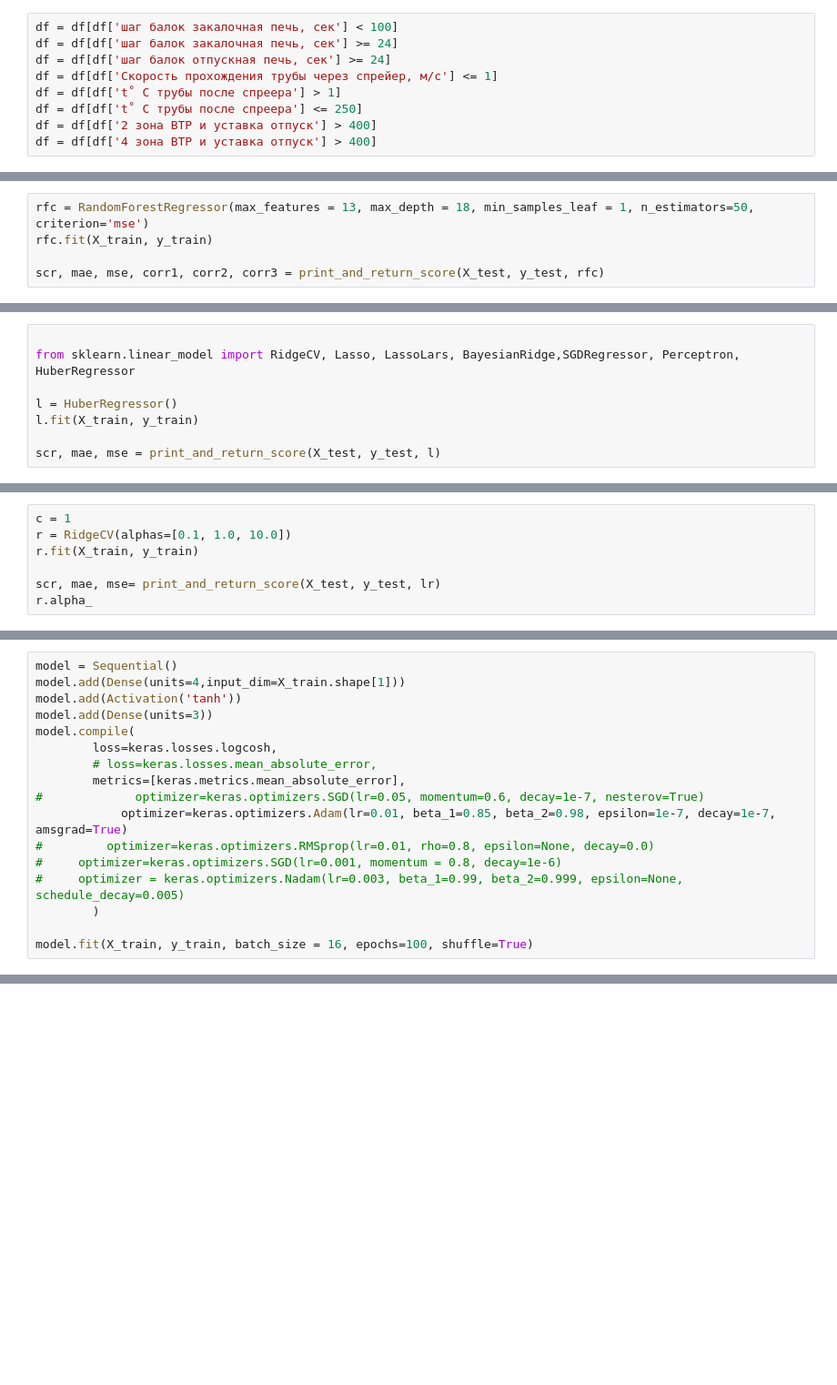
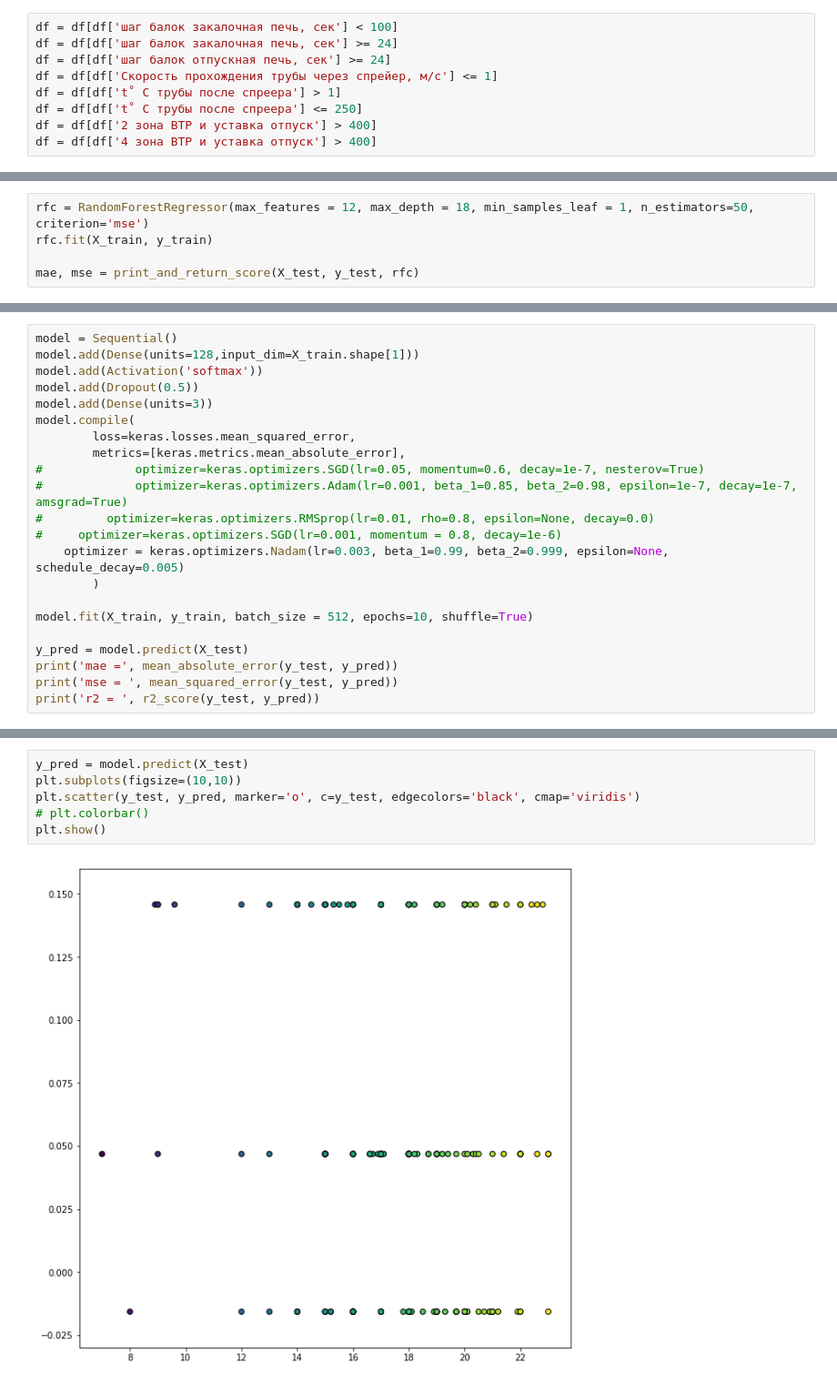
Before and after one commit to ChelpipeBigDataTeam/PNTZ, a Jupyter notebook: Model_hardness_api.ipynb, the cells around one changed output, grey strips where cells are left out. Shown at 91% size. Cells and saved outputs as stored; diff of their text form; blank space fills up the shorter version.

```diff
--- a/Model_hardness_api.ipynb
+++ b/Model_hardness_api.ipynb
@@ -263,6 +283,6 @@ len(ls_train)
 # %%
-rfc = RandomForestRegressor(max_features = 13, max_depth = 18, min_samples_leaf = 1, n_estimators=50, criterion='mse')
+rfc = RandomForestRegressor(max_features = 12, max_depth = 18, min_samples_leaf = 1, n_estimators=50, criterion='mse')
 rfc.fit(X_train, y_train)
 
-scr, mae, mse, corr1, corr2, corr3 = print_and_return_score(X_test, y_test, rfc)
+mae, mse = print_and_return_score(X_test, y_test, rfc)
 # %% [output]
@@ -327,8 +338,0 @@ MSE:  3711.45
-# %%
-
-from sklearn.linear_model import RidgeCV, Lasso, LassoLars, BayesianRidge,SGDRegressor, Perceptron, HuberRegressor
-
-l = HuberRegressor()
-l.fit(X_train, y_train)
-
-scr, mae, mse = print_and_return_score(X_test, y_test, l)
@@ -337,7 +338,0 @@ ValueError: bad input shape (256, 3)
-# %%
-c = 1
-r = RidgeCV(alphas=[0.1, 1.0, 10.0])
-r.fit(X_train, y_train)
-
-scr, mae, mse= print_and_return_score(X_test, y_test, lr)
-r.alpha_
@@ -369,18 +346,23 @@ Mapped name None to device cuda: GeForce GTX 1060 6GB (0000:01:00.0)
 # %%
 model = Sequential()
-model.add(Dense(units=4,input_dim=X_train.shape[1]))
-model.add(Activation('tanh'))
+model.add(Dense(units=128,input_dim=X_train.shape[1]))
+model.add(Activation('softmax'))
+model.add(Dropout(0.5))
 model.add(Dense(units=3))
 model.compile(
-        loss=keras.losses.logcosh,
-        # loss=keras.losses.mean_absolute_error,
+        loss=keras.losses.mean_squared_error,
         metrics=[keras.metrics.mean_absolute_error],
 #             optimizer=keras.optimizers.SGD(lr=0.05, momentum=0.6, decay=1e-7, nesterov=True)
-            optimizer=keras.optimizers.Adam(lr=0.01, beta_1=0.85, beta_2=0.98, epsilon=1e-7, decay=1e-7, amsgrad=True)
+#             optimizer=keras.optimizers.Adam(lr=0.001, beta_1=0.85, beta_2=0.98, epsilon=1e-7, decay=1e-7, amsgrad=True)
 #         optimizer=keras.optimizers.RMSprop(lr=0.01, rho=0.8, epsilon=None, decay=0.0)
 #     optimizer=keras.optimizers.SGD(lr=0.001, momentum = 0.8, decay=1e-6)
-#     optimizer = keras.optimizers.Nadam(lr=0.003, beta_1=0.99, beta_2=0.999, epsilon=None, schedule_decay=0.005)
+    optimizer = keras.optimizers.Nadam(lr=0.003, beta_1=0.99, beta_2=0.999, epsilon=None, schedule_decay=0.005)
         )
 
-model.fit(X_train, y_train, batch_size = 16, epochs=100, shuffle=True)
+model.fit(X_train, y_train, batch_size = 512, epochs=10, shuffle=True)
+
+y_pred = model.predict(X_test)
+print('mae =', mean_absolute_error(y_test, y_pred))
+print('mse = ', mean_squared_error(y_test, y_pred))
+print('r2 = ', r2_score(y_test, y_pred))
 # %% [output]
@@ -404,0 +410,8 @@ Epoch 100/100
+# %%
+y_pred = model.predict(X_test)
+plt.subplots(figsize=(10,10))
+plt.scatter(y_test, y_pred, marker='o', c=y_test, edgecolors='black', cmap='viridis')
+# plt.colorbar()
+plt.show()
+# %% [output]
+[figure, added]
```
Also changed, not shown: parts of 51 cells of this notebook, 5 other files.
